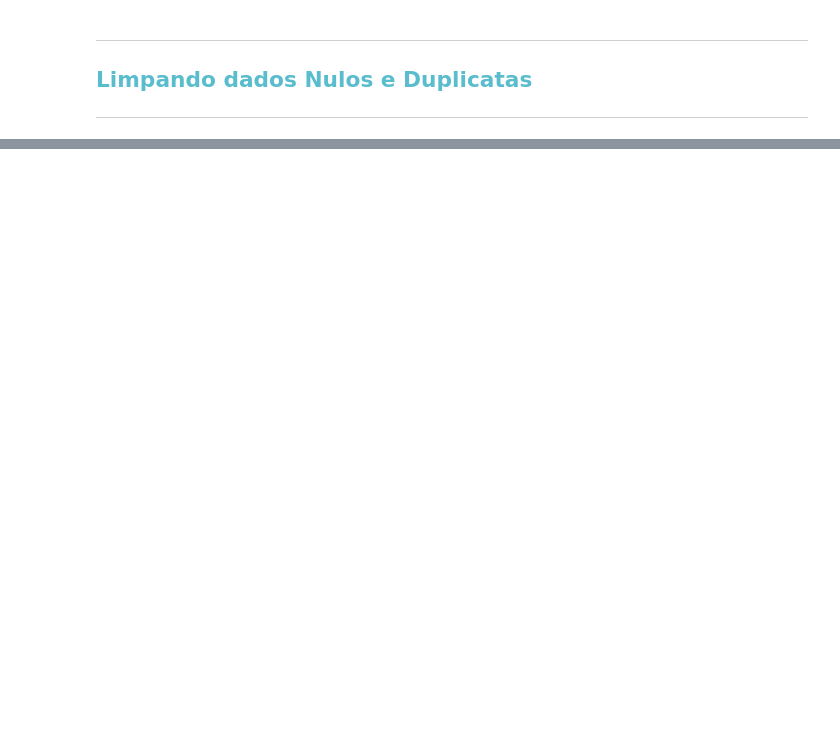
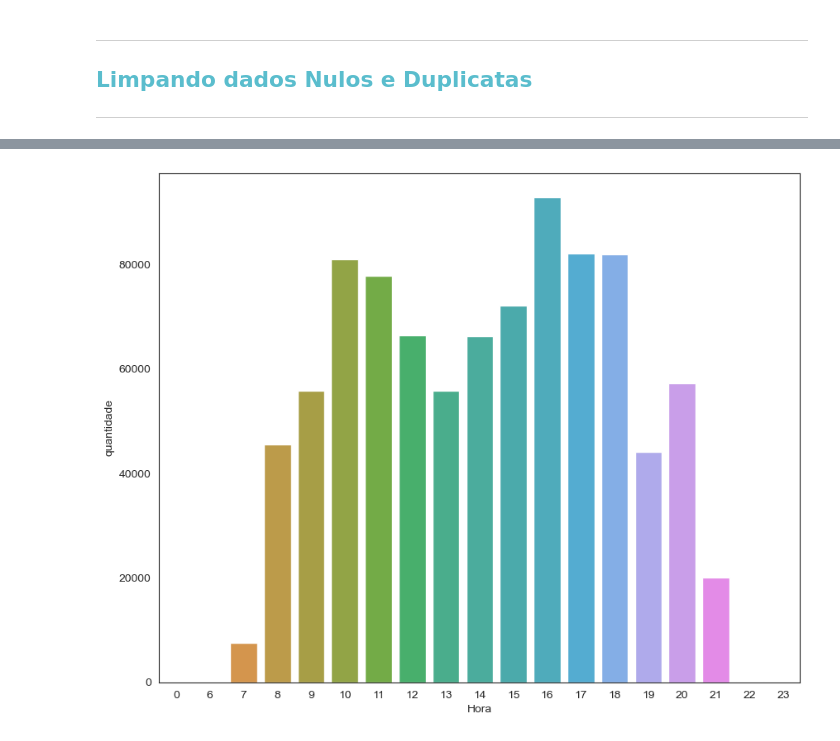
Before and after one commit to MiguelFreire-bit/Explorar_Biblioteca_UFRN, a Jupyter notebook: Explorar_Biblioteca_UFRN.ipynb, the cells around one changed output, grey strips where cells are left out. Saved outputs shown, nothing was run; the diff lists cells and outputs as text; code cells hidden in the pictures; blank space fills up the shorter version.

```diff
--- a/Explorar_Biblioteca_UFRN.ipynb
+++ b/Explorar_Biblioteca_UFRN.ipynb
@@ -128,0 +260,12 @@ df.drop_duplicates(inplace=True)
+# %%
+#separando os horários
+df['hora_emprestimo'] = df['data_emprestimo'].dt.hour.astype(int)
+
+#contando quantos empréstimos por hora
+filmes_por_hora = df.groupby('hora_emprestimo')['id_exemplar'].count()
+
+# Tabela com o movimento em cada horário
+filmes_por_hora = filmes_por_hora.to_frame()
+filmes_por_hora.index.name = 'Hora'
+filmes_por_hora.columns = ['quantidade']
+filmes_por_hora.sort_values(by='quantidade', ascending=False)
@@ -128,0 +291,8 @@ df.drop_duplicates(inplace=True)
+# %%
+#plotando gráfico de barras
+
+plt.figure(figsize=(10,8))
+
+ax = sns.barplot(x= filmes_por_hora.index, y =filmes_por_hora['quantidade'])
+# %% [output]
+[figure, added]
```
Also changed, not shown: parts of 15 cells of this notebook.
